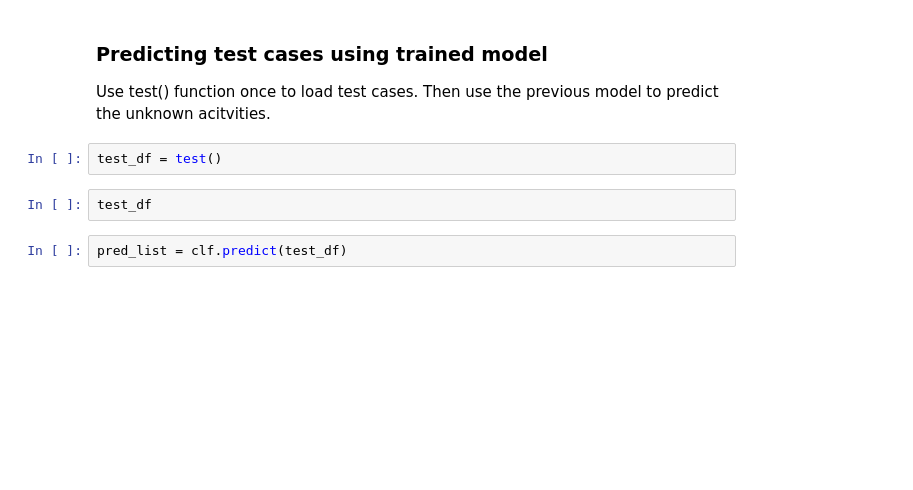
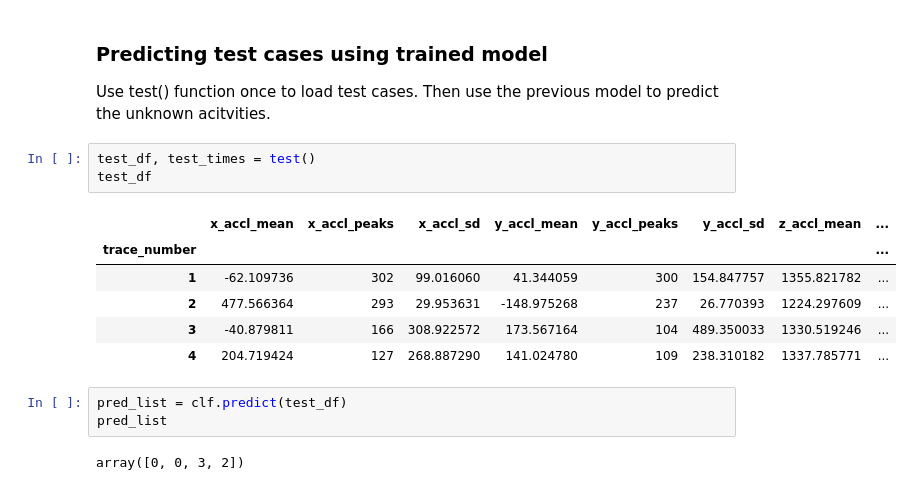
Before and after one commit to ratulesrar3/mobilecomputing, a Jupyter notebook: lab1/data_wrangling.ipynb, the cells around one changed output. Cells and saved outputs as stored; diff of their text form; blank space fills up the shorter version.

```diff
--- a/lab1/data_wrangling.ipynb
+++ b/lab1/data_wrangling.ipynb
@@ -118,8 +169,17 @@ crosstab_clean
 ### Predicting test cases using trained model
 Use test() function once to load test cases. Then use the previous model to predict the unknown acitvities.
 # %%
-test_df = test()
+test_df, test_times = test()
+test_df
+# %% [output]
+|  | x_accl_mean | x_accl_peaks | x_accl_sd | y_accl_mean | y_accl_peaks | y_accl_sd | z_accl_mean | ... |
+| trace_number |  |  |  |  |  |  |  | ... |
+| 1 | -62.109736 | 302 | 99.016060 | 41.344059 | 300 | 154.847757 | 1355.821782 | ... |
+| 2 | 477.566364 | 293 | 29.953631 | -148.975268 | 237 | 26.770393 | 1224.297609 | ... |
+| 3 | -40.879811 | 166 | 308.922572 | 173.567164 | 104 | 489.350033 | 1330.519246 | ... |
+| 4 | 204.719424 | 127 | 268.887290 | 141.024780 | 109 | 238.310182 | 1337.785771 | ... |
-# %%
-test_df
 # %%
 pred_list = clf.predict(test_df)
+pred_list
+# %% [output]
+array([0, 0, 3, 2])
```
Also changed, not shown: parts of 14 cells of this notebook, 1 other file.
